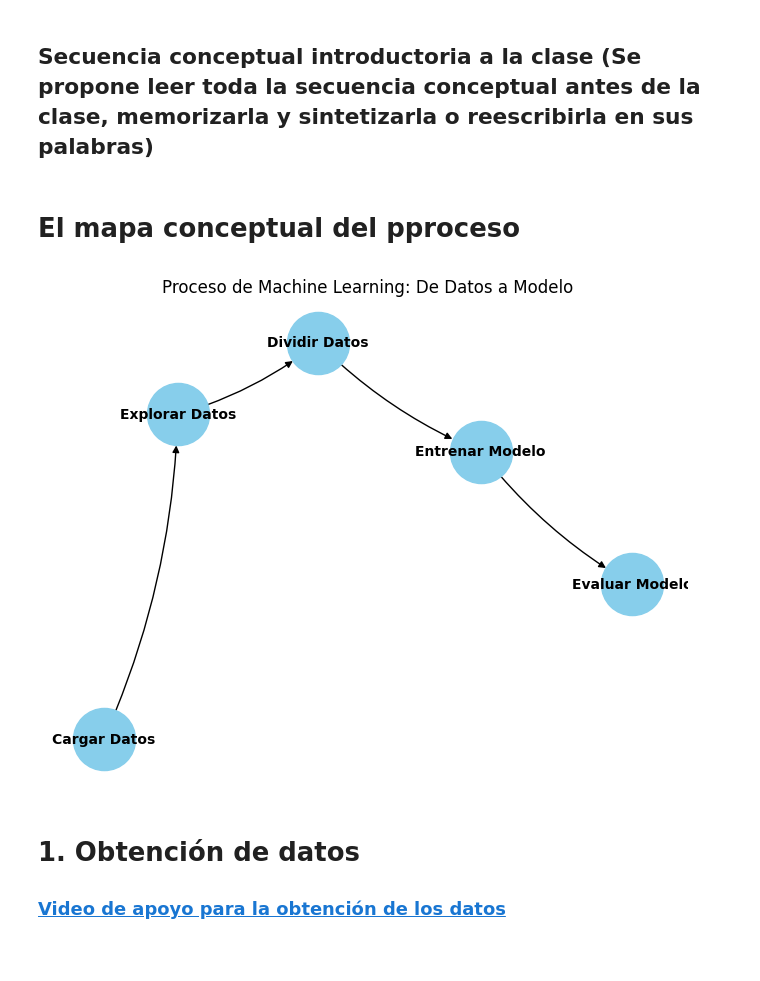
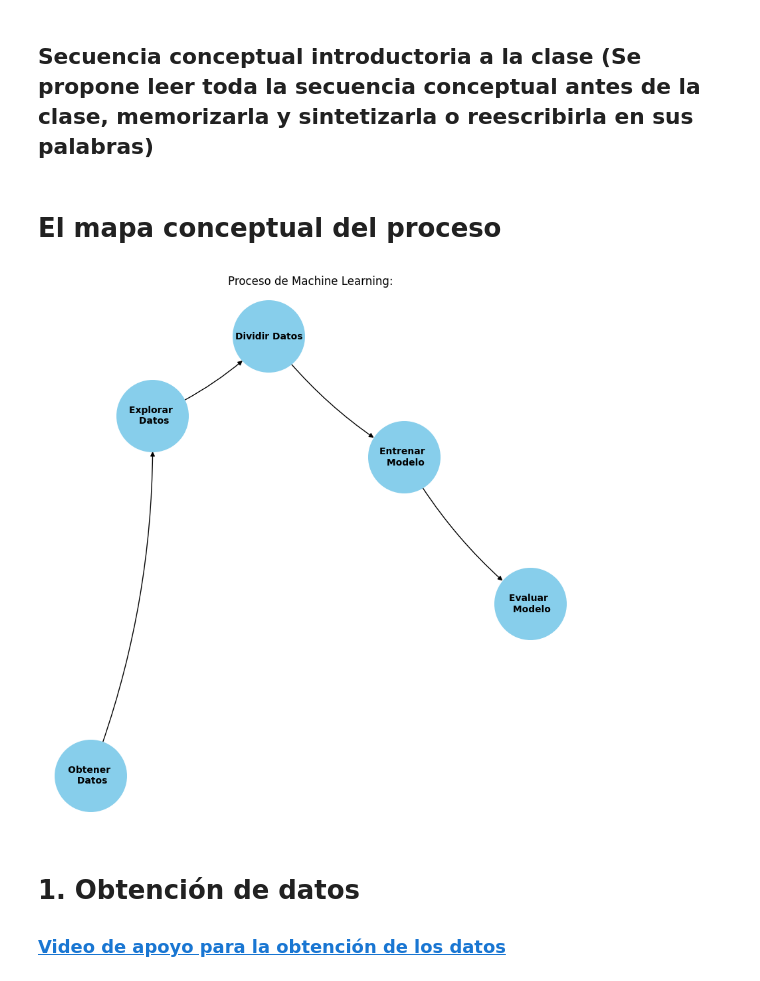
Before and after one commit to marco-canas/cumplea-os_oficina_docentes, a Jupyter notebook: ponencia_sena_obtencion_visualizacion_modelacion_AMSC/1_clasificacion.ipynb, the cells around one changed output. Saved outputs shown, nothing was run; the diff lists cells and outputs as text; code cells hidden in the pictures; blank space fills up the shorter version.

```diff
--- a/ponencia_sena_obtencion_visualizacion_modelacion_AMSC/1_clasificacion.ipynb
+++ b/ponencia_sena_obtencion_visualizacion_modelacion_AMSC/1_clasificacion.ipynb
@@ -257,35 +326,38 @@ Además, cada vez que otras personas nos asocien con cualquiera de estos sentimi
 # %% [markdown]
 ## Secuencia conceptual introductoria a la clase  (Se propone leer toda la secuencia conceptual antes de la clase, memorizarla y sintetizarla o reescribirla en sus palabras)
 # %% [markdown]
-# El mapa conceptual del pproceso
+# El mapa conceptual del proceso
 # %%
 import networkx as nx
 import matplotlib.pyplot as plt
 
 # Crear un grafo dirigido
 G = nx.DiGraph()
 
 # Agregar nodos al grafo
-G.add_nodes_from(['Cargar Datos', 'Explorar Datos', 'Dividir Datos', 'Entrenar Modelo', 'Evaluar Modelo'])
+G.add_nodes_from(['Obtener \n Datos', 'Explorar \n Datos', 'Dividir Datos', 'Entrenar \n Modelo', 'Evaluar \n Modelo'])
 
 # Agregar arcos al grafo (relaciones entre las etapas)
-G.add_edges_from([('Cargar Datos', 'Explorar Datos'),
-                  ('Explorar Datos', 'Dividir Datos'),
-                  ('Dividir Datos', 'Entrenar Modelo'),
-                  ('Entrenar Modelo', 'Evaluar Modelo')])
+G.add_edges_from([('Obtener \n Datos', 'Explorar \n Datos'),
+                  ('Explorar \n Datos', 'Dividir Datos'),
+                  ('Dividir Datos', 'Entrenar \n Modelo'),
+                  ('Entrenar \n Modelo', 'Evaluar \n Modelo')])
 
 # Posiciones de los nodos en el gráfico
 pos = nx.spring_layout(G, seed=42)
 
+plt.figure(figsize = (8,8))
 # Dibujar el grafo
-nx.draw(G, pos, with_labels=True, node_size=2000, node_color='skyblue', font_size=10, font_weight='bold', arrows=True, connectionstyle='arc3,rad=0.1')
+nx.draw(G, pos, with_labels=True, node_size=6000, node_color='skyblue', \
+        font_size=10, font_weight='bold', arrows=True, connectionstyle='arc3,rad=0.1')
 
 # Mostrar el gráfico
-plt.title('Proceso de Machine Learning: De Datos a Modelo')
+
+plt.title('Proceso de Machine Learning:')
 plt.axis('off')  # Ocultar ejes
 plt.show()
 # %% [output]
-[figure, old version]
+[figure, new version]
 # %% [markdown]
 # 1. Obtención de datos
 
```
Also changed, not shown: parts of 106 cells of this notebook, 5 other files.
